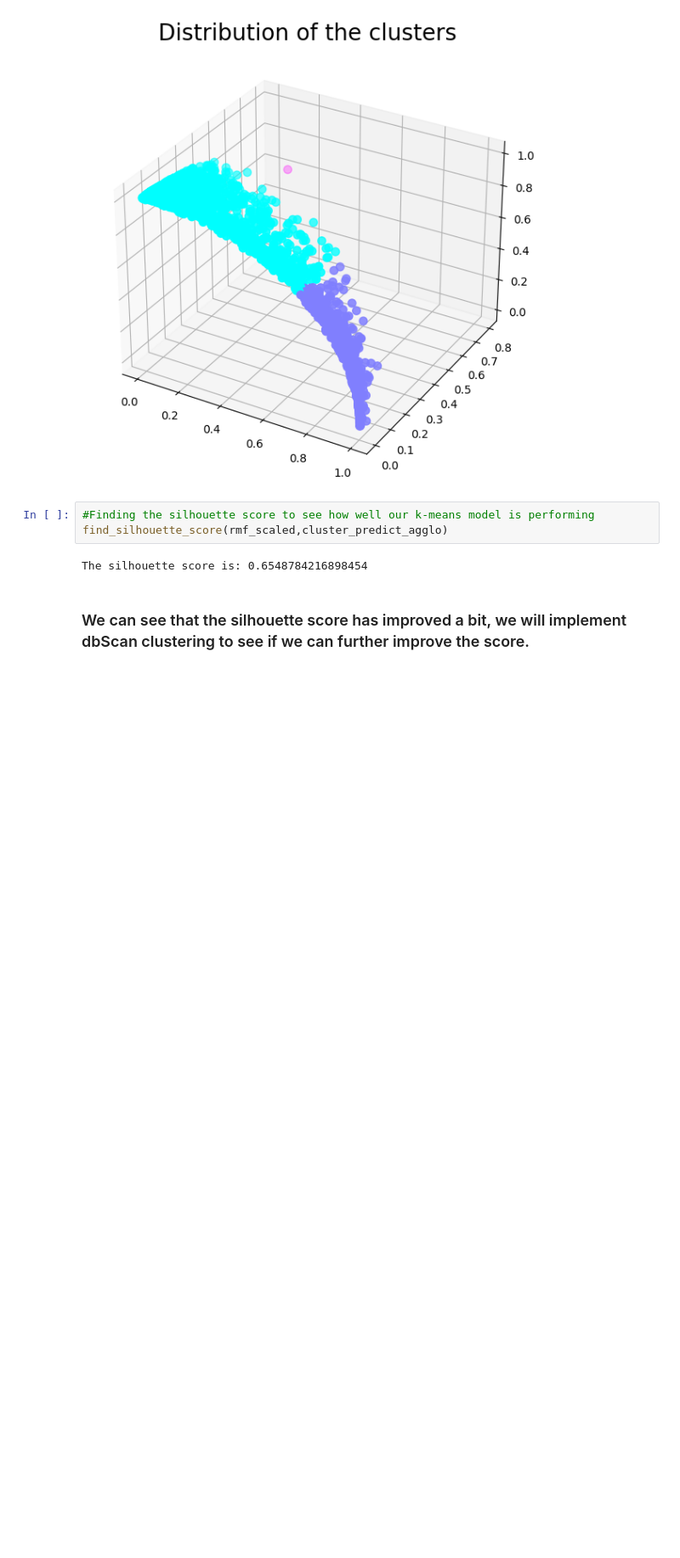
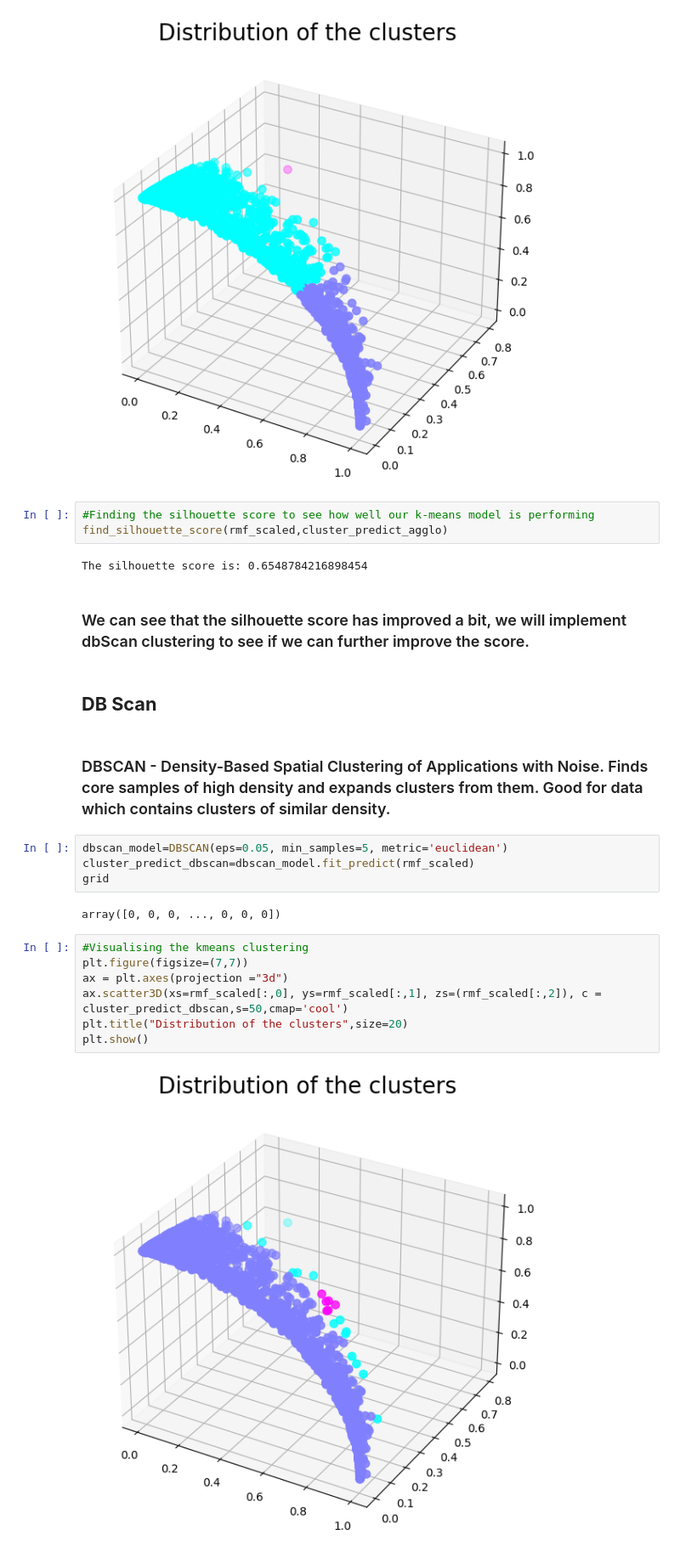
Before and after one commit to vishant750/Online_Retail_Customer_Segmentation, a Jupyter notebook: Online_Retail_Customer_Segmentation.ipynb, the cells around one changed output. Shown at 85% size. Saved outputs shown, nothing was run; the diff lists cells and outputs as text; blank space fills up the shorter version.

```diff
--- a/Online_Retail_Customer_Segmentation.ipynb
+++ b/Online_Retail_Customer_Segmentation.ipynb
@@ -748,3 +747,22 @@ find_silhouette_score(rmf_scaled,cluster_predict_agglo)
 The silhouette score is: 0.6548784216898454
 # %% [markdown]
 ### We can see that the silhouette score has improved a bit, we will implement dbScan clustering to see if we can further improve the score.
+# %% [markdown]
+## **DB Scan**
+# %% [markdown]
+### DBSCAN - Density-Based Spatial Clustering of Applications with Noise. Finds core samples of high density and expands clusters from them. Good for data which contains clusters of similar density.
+# %%
+dbscan_model=DBSCAN(eps=0.05, min_samples=5, metric='euclidean')
+cluster_predict_dbscan=dbscan_model.fit_predict(rmf_scaled)
+grid
+# %% [output]
+array([0, 0, 0, ..., 0, 0, 0])
+# %%
+#Visualising the kmeans clustering
+plt.figure(figsize=(7,7))
+ax = plt.axes(projection ="3d")
+ax.scatter3D(xs=rmf_scaled[:,0], ys=rmf_scaled[:,1], zs=(rmf_scaled[:,2]), c = cluster_predict_dbscan,s=50,cmap='cool')
+plt.title("Distribution of the clusters",size=20)
+plt.show()
+# %% [output]
+[figure, added]
```
Also changed, not shown: parts of 2 cells of this notebook.
